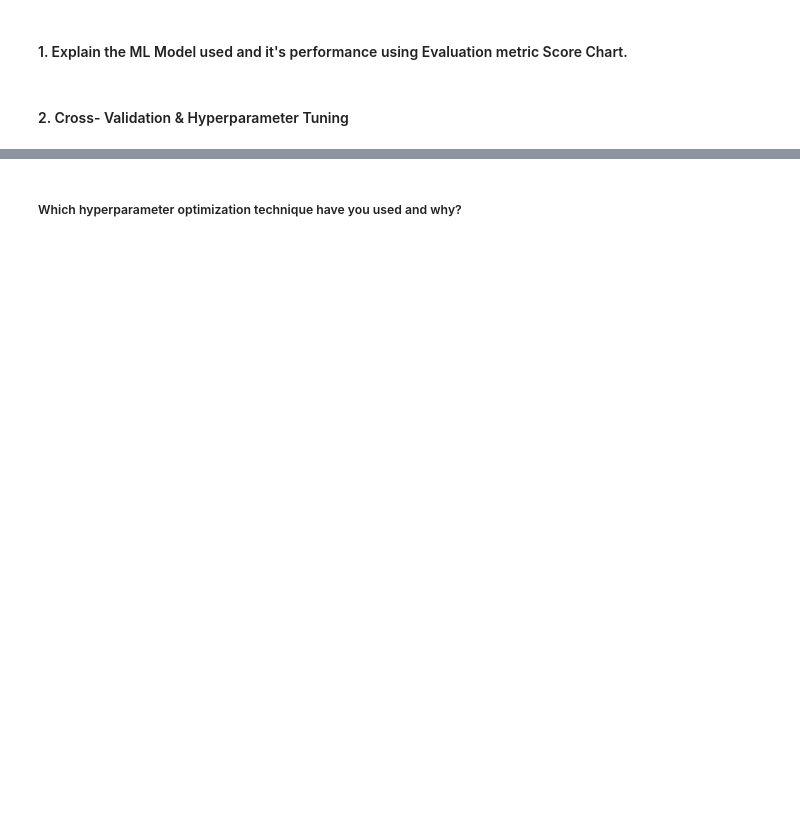
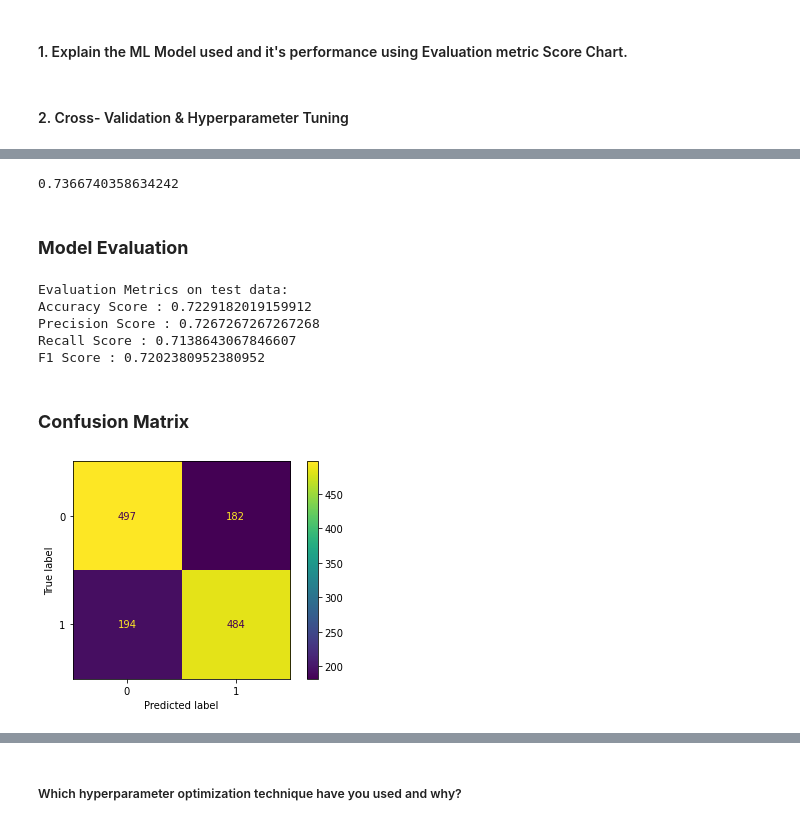
Before and after one commit to sakshantG/Cardiovascular_Risk_Prediction, a Jupyter notebook: Cardio_Vascular_Risk_Prediction_.ipynb, the cells around one changed output, grey strips where cells are left out. Cells and saved outputs as stored; diff of their text form; code cells hidden in the pictures; blank space fills up the shorter version.

```diff
--- a/Cardio_Vascular_Risk_Prediction_.ipynb
+++ b/Cardio_Vascular_Risk_Prediction_.ipynb
@@ -1516,8 +1522,15 @@ ROC-AUC Score : 0.7413144438507088
 # %% [markdown]
 #### 2. Cross- Validation & Hyperparameter Tuning
 # %%
-# ML Model - 1 Implementation with hyperparameter optimization techniques (i.e., GridSearch CV, RandomSearch CV, Bayesian Optimization etc.)
+# ML Model - 3 Implementation with hyperparameter optimization techniques (i.e., GridSearch CV, RandomSearch CV, Bayesian Optimization etc.)
+# create param grid
+param_grid = {'n_neighbors': np.arange(16,31)}
+
+# Create the KNN Model
+knn_clf = KNeighborsClassifier()
+
+# use Gridsearch to test all values for n_neigbors
+knn_grid_cv = GridSearchCV(knn_clf, param_grid, cv=5)
 
 # Fit the Algorithm
-
-# Predict on the model
+knn_grid_cv.fit(X_train, y_train)
@@ -1523,0 +1545,3 @@ ROC-AUC Score : 0.7413144438507088
+# %%
+# Optimal Model
+knn_best_ = knn_grid_cv.best_estimator_
@@ -1523,0 +1555,24 @@ ROC-AUC Score : 0.7413144438507088
+# %%
+# train set accuracy score
+accuracy_score(y_train, train_pred_knn)
+# %% [output]
+0.7366740358634242
+# %% [markdown]
+### **Model Evaluation**
+# %%
+# Evaluation Metrics
+evaluation_metrics(y_test, test_pred_knn, "K-Nearest Neighbors")
+# %% [output]
+Evaluation Metrics on test data:
+Accuracy Score : 0.7229182019159912
+Precision Score : 0.7267267267267268
+Recall Score : 0.7138643067846607
+F1 Score : 0.7202380952380952
+# %% [markdown]
+### **Confusion Matrix**
+# %%
+#  visualize the confusion Matrix
+plot_confusion_matrix(knn_best_, X_test, y_test)
+plt.show()
+# %% [output]
+[figure, added]
```
Also changed, not shown: parts of 114 cells of this notebook.
